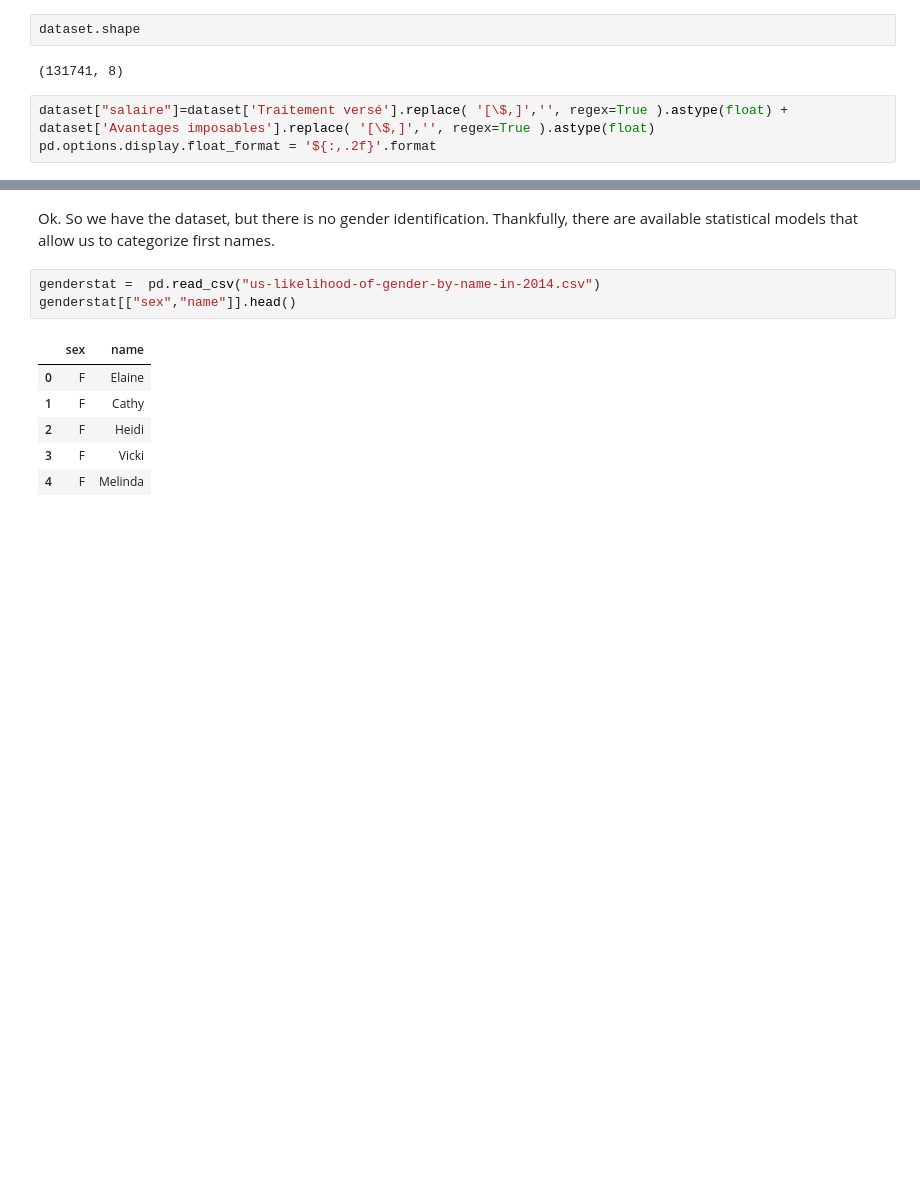
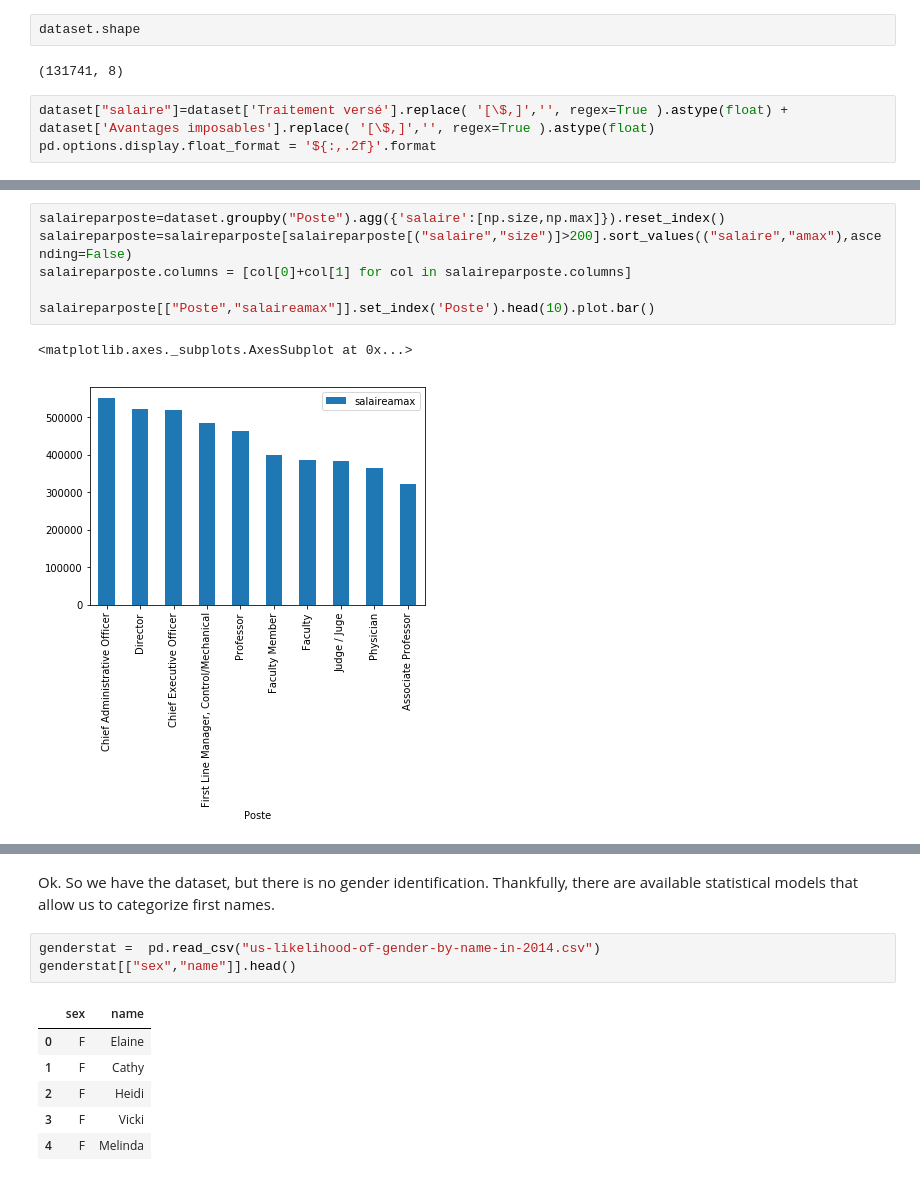
Before and after one commit to lemire/technolab, a Jupyter notebook: genderequity/salaries.ipynb, the cells around one changed output, grey strips where cells are left out. Cells and saved outputs as stored; diff of their text form; blank space fills up the shorter version.

```diff
--- a/genderequity/salaries.ipynb
+++ b/genderequity/salaries.ipynb
@@ -75,2 +66,11 @@ salaireparposte[["Poste","salairemean"]].set_index('Poste').head(10)
+# %%
+salaireparposte=dataset.groupby("Poste").agg({'salaire':[np.size,np.max]}).reset_index()
+salaireparposte=salaireparposte[salaireparposte[("salaire","size")]>200].sort_values(("salaire","amax"),ascending=False)
+salaireparposte.columns = [col[0]+col[1] for col in salaireparposte.columns]
+
+salaireparposte[["Poste","salaireamax"]].set_index('Poste').head(10).plot.bar()
+# %% [output]
+<matplotlib.axes._subplots.AxesSubplot at 0x...>
+[figure, added]
 # %%
 profsalaire = dataset[dataset['Poste'].str.contains("Prof") & ~(dataset['Poste'].str.contains("Dean"))]
```
Also changed, not shown: parts of 11 cells of this notebook, 3 other files.
